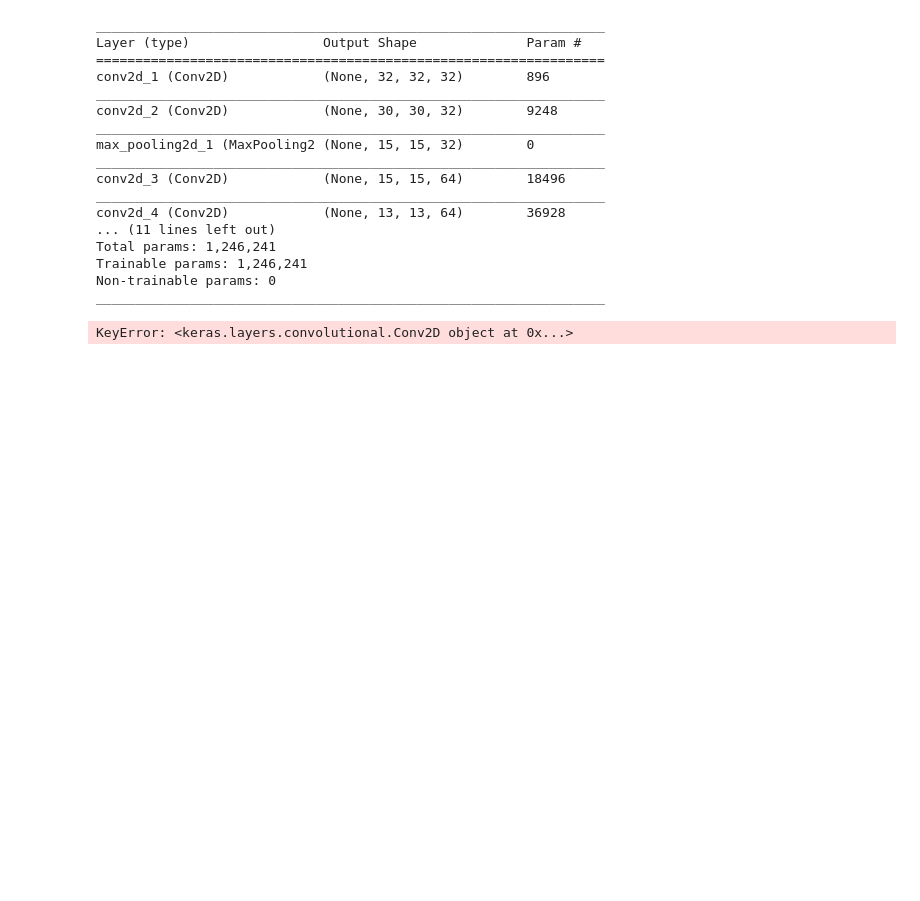
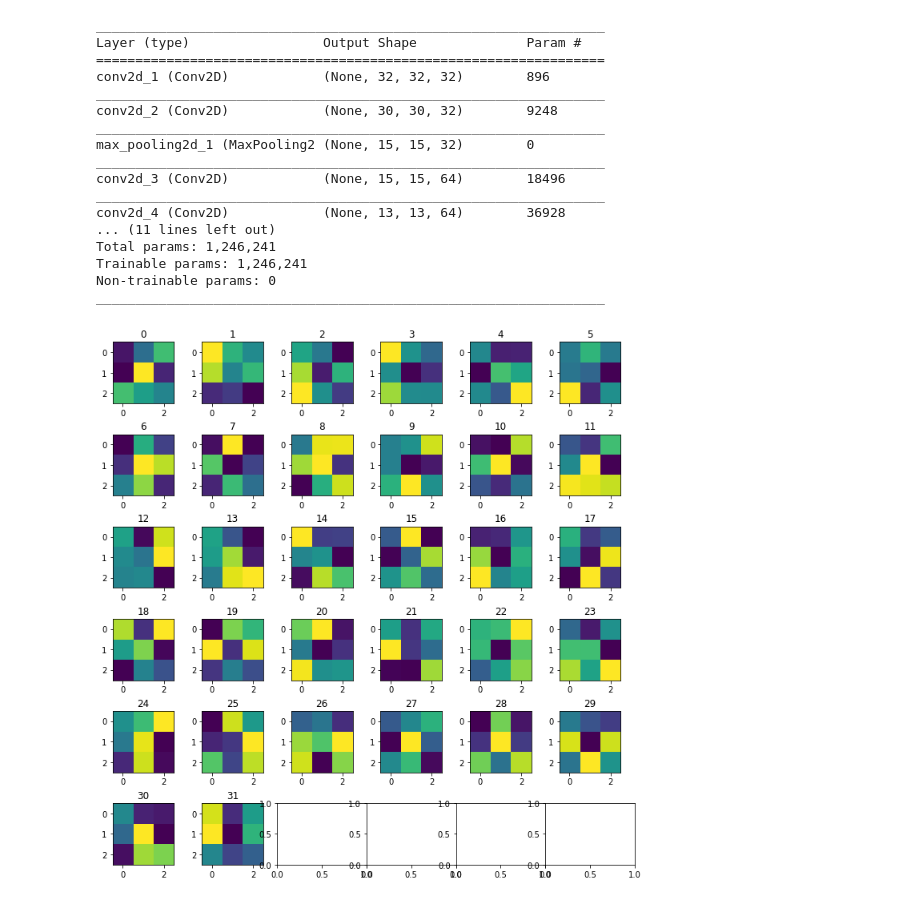
Before and after one commit to KS-D/aerial-cactus-identification, a Jupyter notebook: cactus_Id_2.ipynb, the cells around one changed output. Saved outputs shown, nothing was run; the diff lists cells and outputs as text; code cells hidden in the pictures; blank space fills up the shorter version.

Commit message:
added convolution to the second notebook and model2.h5

```diff
--- a/cactus_Id_2.ipynb
+++ b/cactus_Id_2.ipynb
@@ -492,7 +256,3 @@ Total params: 1,246,241
 Trainable params: 1,246,241
 Non-trainable params: 0
 _________________________________________________________________
-# %%
-visualize_layer(model, layer2)
-# %% [output]
-KeyError: <keras.layers.convolutional.Conv2D object at 0x...>
@@ -551,0 +259,17 @@ def make_mosaic(imgs, nrows, ncols, border=1):
+# %%
+def plot_conv_weights(model, layer_name):
+    w = model.get_layer(name=layer_name).get_weights()[0]
+    w = np.squeeze(w)
+    w = w.reshape((w.shape[0], w.shape[1], w.shape[2]*w.shape[3]))
+
+    fig, axs = plt.subplots(6,6, figsize=(12,12))
+    fig.subplots_adjust(hspace = .5, wspace=.001)
+
+    axs = axs.ravel()
+    for i in range(32):
+        axs[i].imshow(w[:,:,i])
+        axs[i].set_title(str(i))
+# %%
+plot_conv_weights(model, 'conv2d_1')
+# %% [output]
+[figure, added]
```
Also changed, not shown: parts of 8 cells of this notebook, 1 other file.
